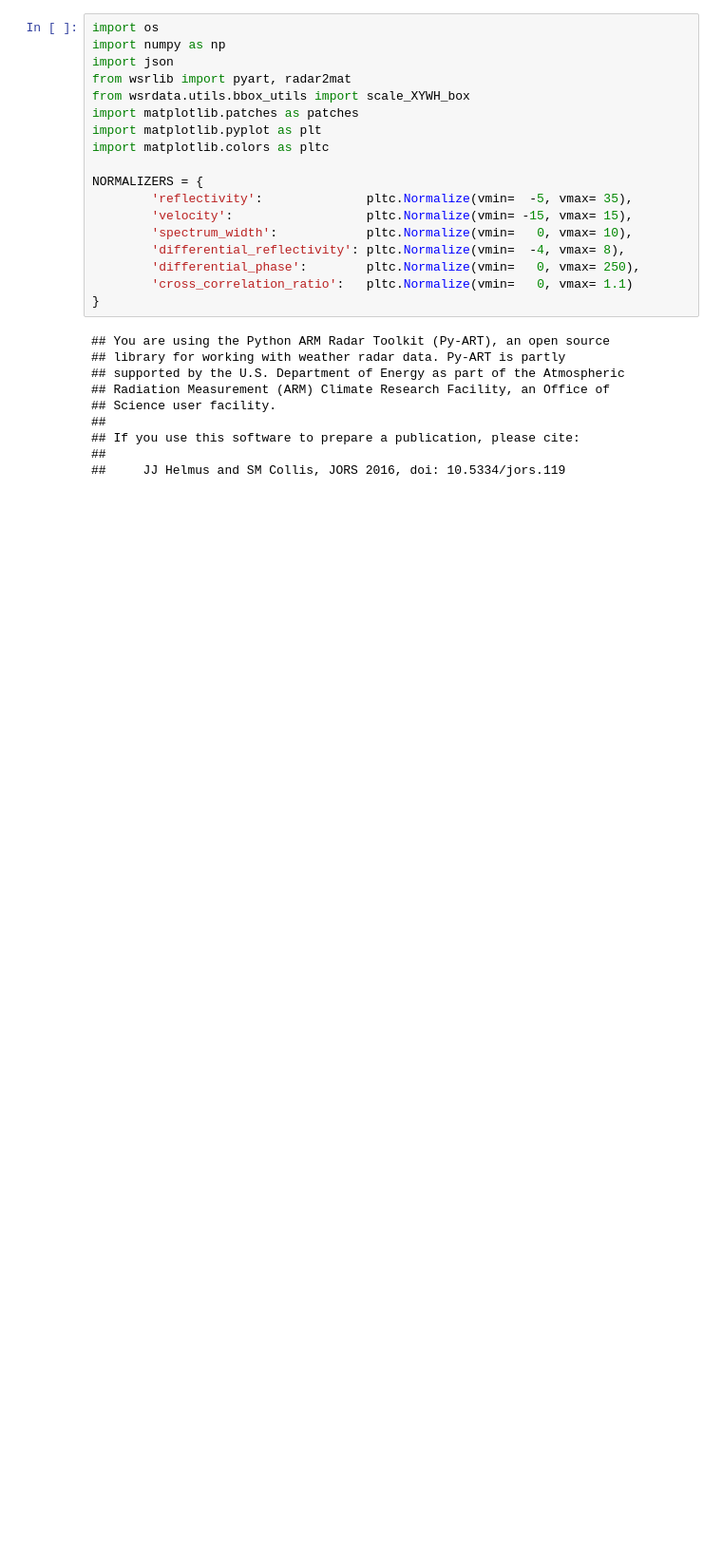
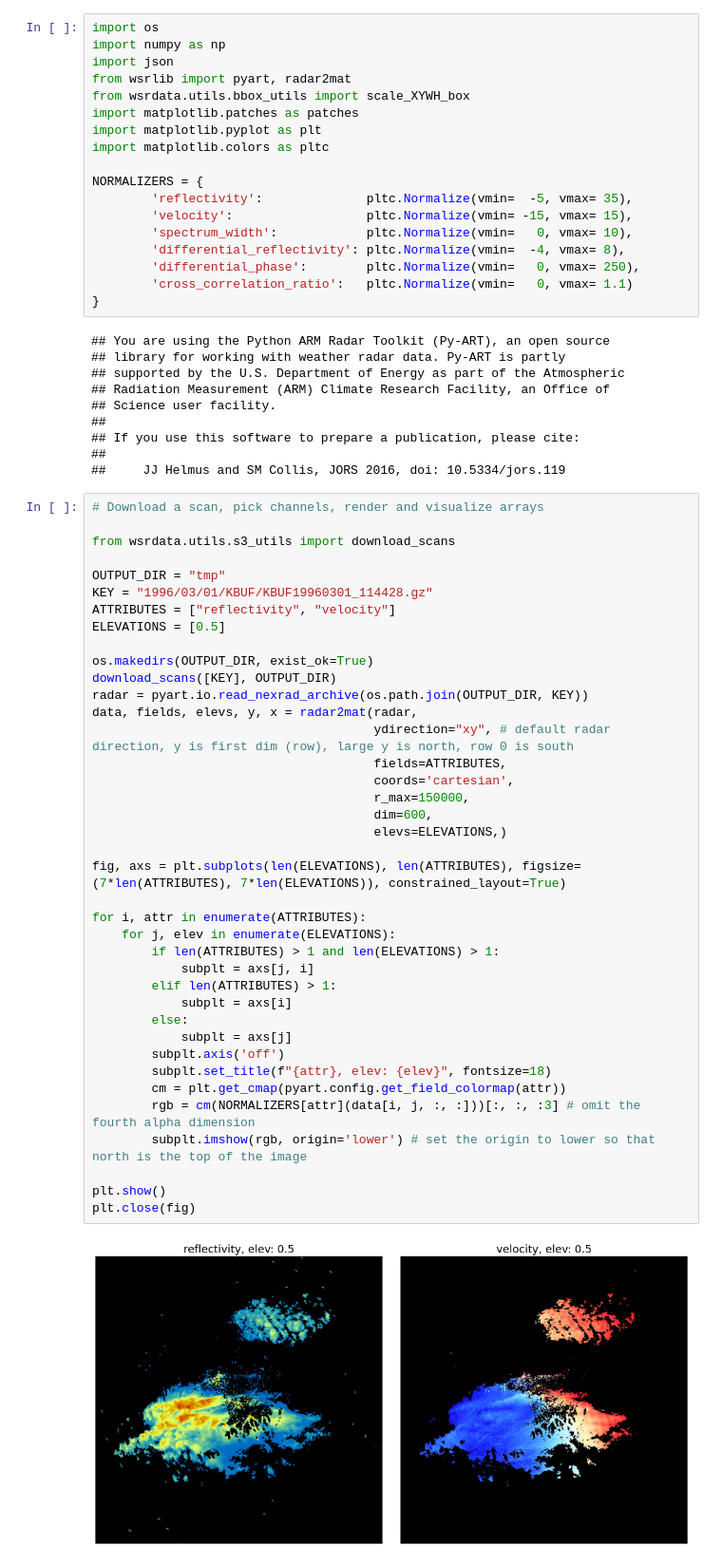
Before and after one commit to darkecology/wsrdata, a Jupyter notebook: tools/visualization.ipynb, the cells around one changed output. Shown at 95% size. Cells and saved outputs as stored; diff of their text form; blank space fills up the shorter version.

```diff
--- a/tools/visualization.ipynb
+++ b/tools/visualization.ipynb
@@ -26,4 +26,45 @@ NORMALIZERS = {
 ## If you use this software to prepare a publication, please cite:
 ##
 ##     JJ Helmus and SM Collis, JORS 2016, doi: 10.5334/jors.119
+# %%
+# Download a scan, pick channels, render and visualize arrays
+
+from wsrdata.utils.s3_utils import download_scans
+
+OUTPUT_DIR = "tmp"
+KEY = "1996/03/01/KBUF/KBUF19960301_114428.gz"
+ATTRIBUTES = ["reflectivity", "velocity"]
+ELEVATIONS = [0.5]
+
+os.makedirs(OUTPUT_DIR, exist_ok=True)
+download_scans([KEY], OUTPUT_DIR)
+radar = pyart.io.read_nexrad_archive(os.path.join(OUTPUT_DIR, KEY))
+data, fields, elevs, y, x = radar2mat(radar,
+                                      ydirection="xy", # default radar direction, y is first dim (row), large y is north, row 0 is south
+                                      fields=ATTRIBUTES,
+                                      coords='cartesian',
+                                      r_max=150000,
+                                      dim=600,
+                                      elevs=ELEVATIONS,)
+
+fig, axs = plt.subplots(len(ELEVATIONS), len(ATTRIBUTES), figsize=(7*len(ATTRIBUTES), 7*len(ELEVATIONS)), constrained_layout=True)
+
+for i, attr in enumerate(ATTRIBUTES):
+    for j, elev in enumerate(ELEVATIONS):
+        if len(ATTRIBUTES) > 1 and len(ELEVATIONS) > 1:
+            subplt = axs[j, i]
+        elif len(ATTRIBUTES) > 1:
+            subplt = axs[i]
+        else:
+            subplt = axs[j]
+        subplt.axis('off')
+        subplt.set_title(f"{attr}, elev: {elev}", fontsize=18)
+        cm = plt.get_cmap(pyart.config.get_field_colormap(attr))
+        rgb = cm(NORMALIZERS[attr](data[i, j, :, :]))[:, :, :3] # omit the fourth alpha dimension
+        subplt.imshow(rgb, origin='lower') # set the origin to lower so that north is the top of the image
+
+plt.show()
+plt.close(fig)
+# %% [output]
+[figure, added]
 # %%
```
Also changed, not shown: parts of 4 cells of this notebook, 5 other files.
